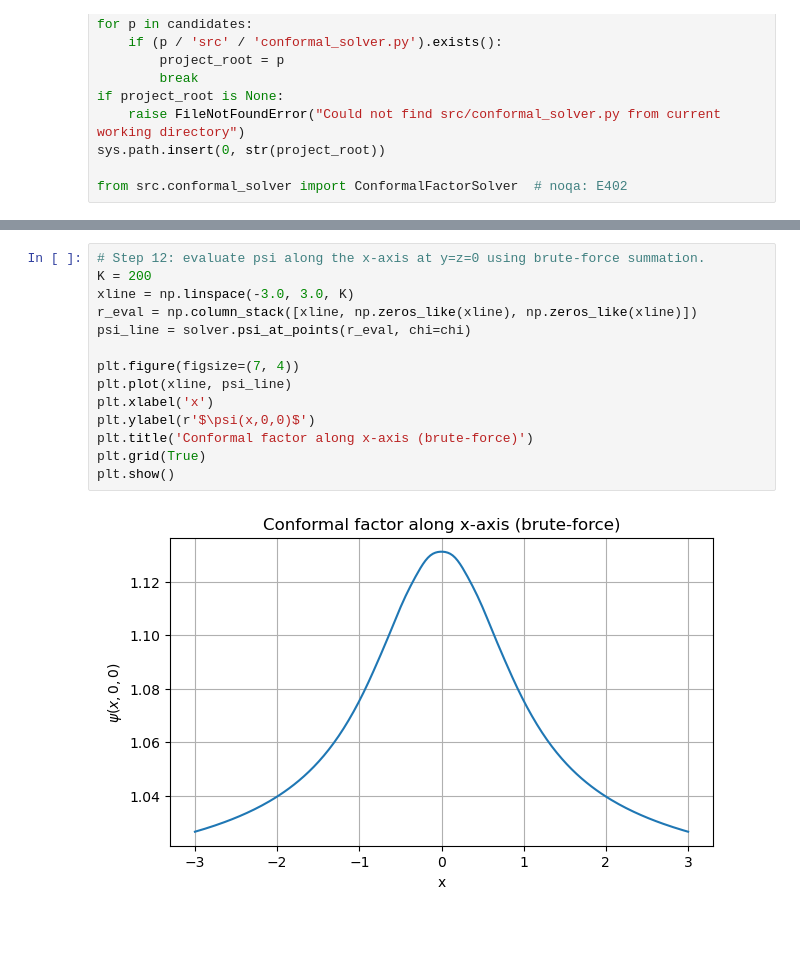
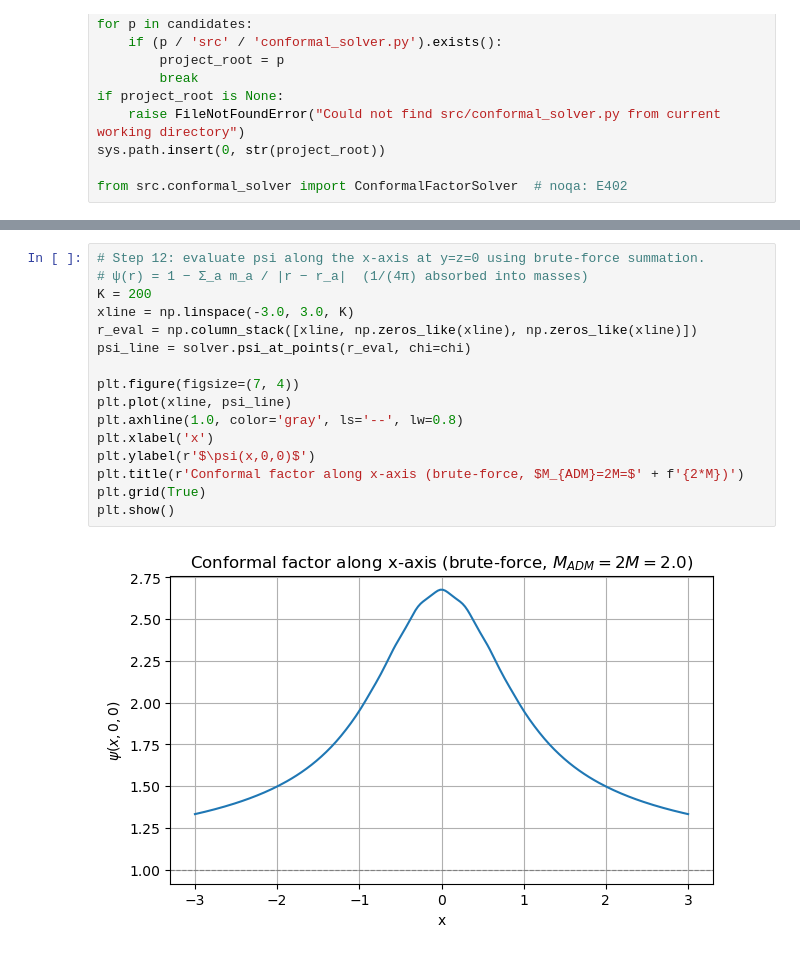
Before and after one commit to korobkin/spherical_fmm, a Jupyter notebook: applications/brill_wave/notebooks/demo_conformal_solver.ipynb, the cells around one changed output, grey strips where cells are left out. Drawn from its saved outputs; the diff is of its cells as text; blank space fills up the shorter version.

Commit message:
(!) an extra 1/4pi factor and M_ADM = 2*M

```diff
--- a/applications/brill_wave/notebooks/demo_conformal_solver.ipynb
+++ b/applications/brill_wave/notebooks/demo_conformal_solver.ipynb
@@ -83,16 +93,18 @@ iter   12  err=2.032e-12
 # %%
 # Step 12: evaluate psi along the x-axis at y=z=0 using brute-force summation.
+# ψ(r) = 1 − Σ_a m_a / |r − r_a|  (1/(4π) absorbed into masses)
 K = 200
 xline = np.linspace(-3.0, 3.0, K)
 r_eval = np.column_stack([xline, np.zeros_like(xline), np.zeros_like(xline)])
 psi_line = solver.psi_at_points(r_eval, chi=chi)
 
 plt.figure(figsize=(7, 4))
 plt.plot(xline, psi_line)
+plt.axhline(1.0, color='gray', ls='--', lw=0.8)
 plt.xlabel('x')
 plt.ylabel(r'$\psi(x,0,0)$')
-plt.title('Conformal factor along x-axis (brute-force)')
+plt.title(r'Conformal factor along x-axis (brute-force, $M_{ADM}=2M=$' + f'{2*M})')
 plt.grid(True)
 plt.show()
 # %% [output]
-[figure, old version]
+[figure, new version]
```
Also changed, not shown: parts of 2 cells of this notebook, 3 other files.
